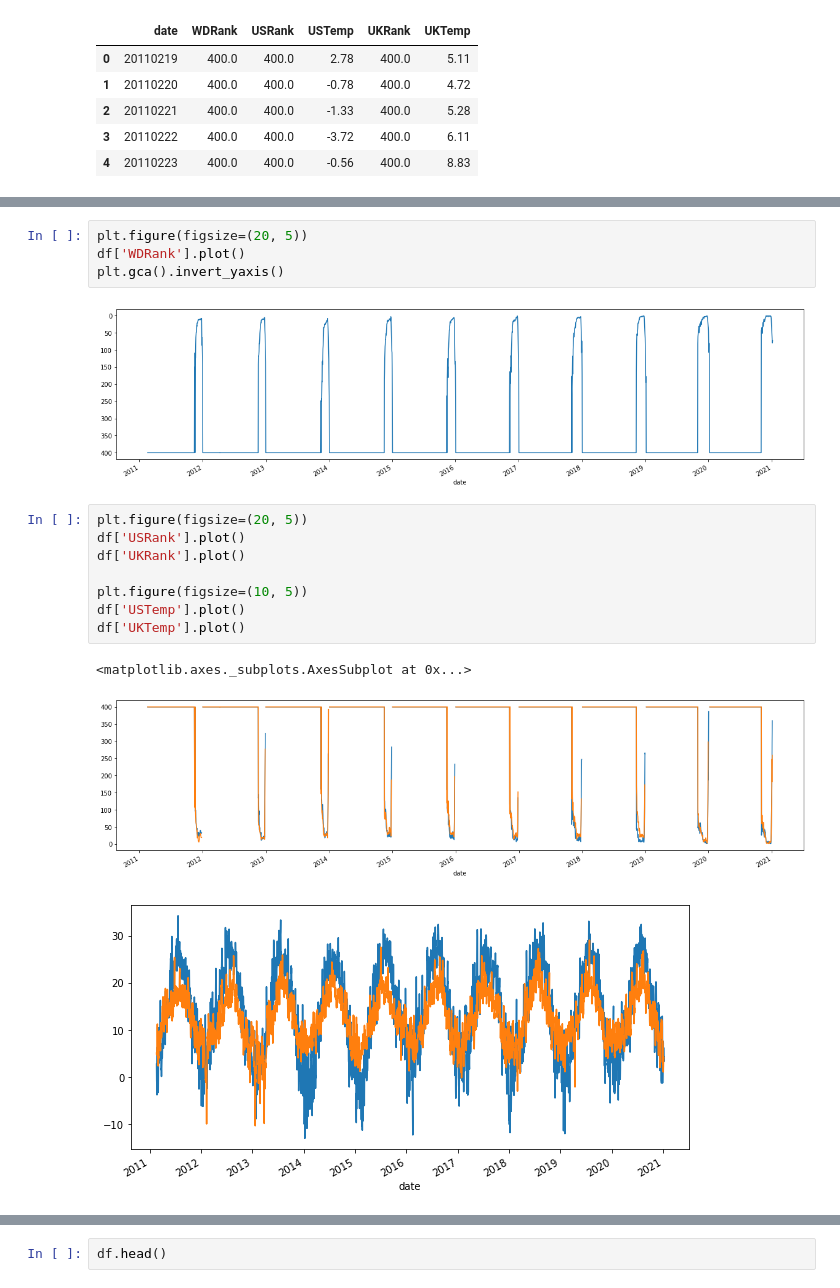
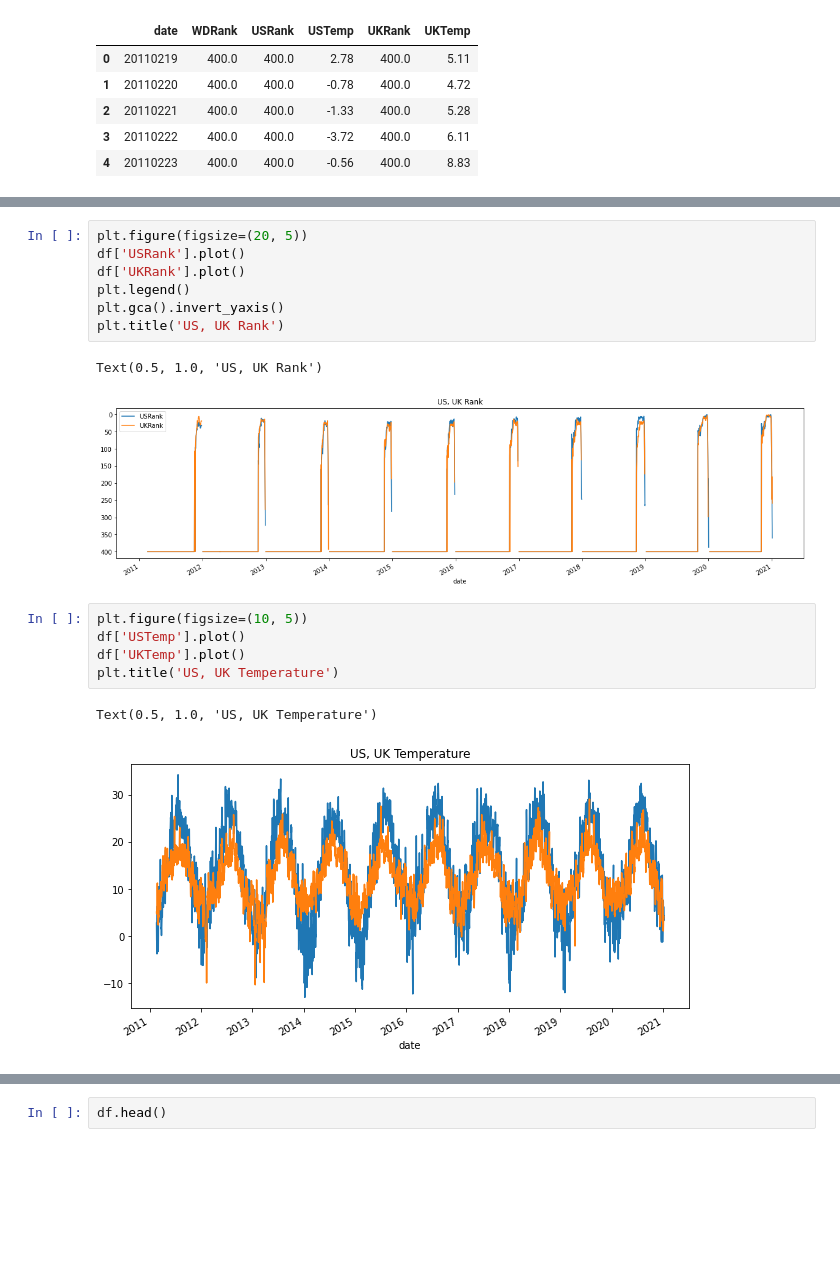
Before and after one commit to juneilsam/mariah_carey_christmas, a Jupyter notebook: mariah_lstm.ipynb, the cells around one changed output, grey strips where cells are left out. Cells and saved outputs as stored; diff of their text form; blank space fills up the shorter version.

```diff
--- a/mariah_lstm.ipynb
+++ b/mariah_lstm.ipynb
@@ -50,19 +64,19 @@ df = df.set_index('date')
 # %%
 plt.figure(figsize=(20, 5))
-df['WDRank'].plot()
+df['USRank'].plot()
+df['UKRank'].plot()
+plt.legend()
 plt.gca().invert_yaxis()
+plt.title('US, UK Rank')
 # %% [output]
+Text(0.5, 1.0, 'US, UK Rank')
-[figure, old version]
+[figure, new version]
 # %%
-plt.figure(figsize=(20, 5))
-df['USRank'].plot()
-df['UKRank'].plot()
-
 plt.figure(figsize=(10, 5))
 df['USTemp'].plot()
 df['UKTemp'].plot()
+plt.title('US, UK Temperature')
 # %% [output]
-<matplotlib.axes._subplots.AxesSubplot at 0x...>
+Text(0.5, 1.0, 'US, UK Temperature')
-[figure, old version]
+[figure, new version]
-[figure, removed]
 # %%
```
Also changed, not shown: parts of 22 cells of this notebook.
